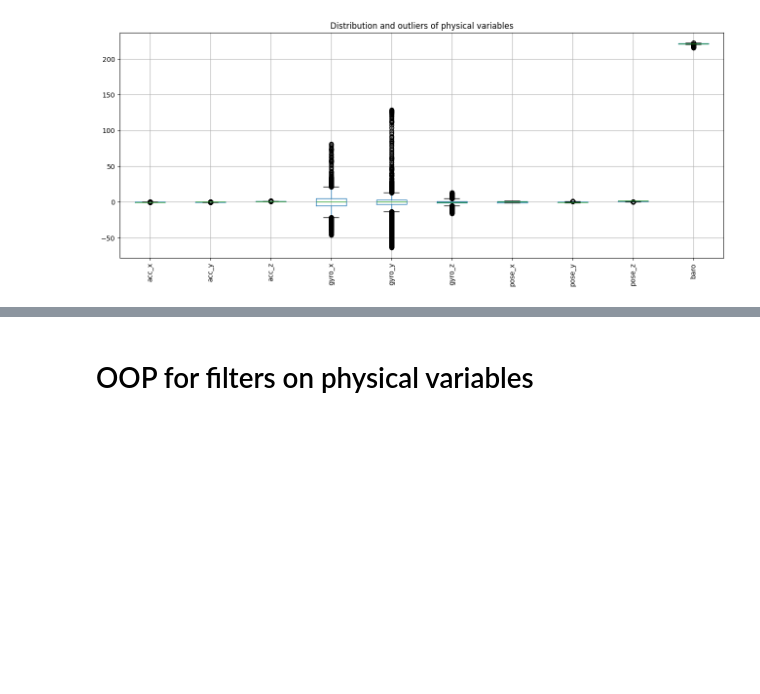
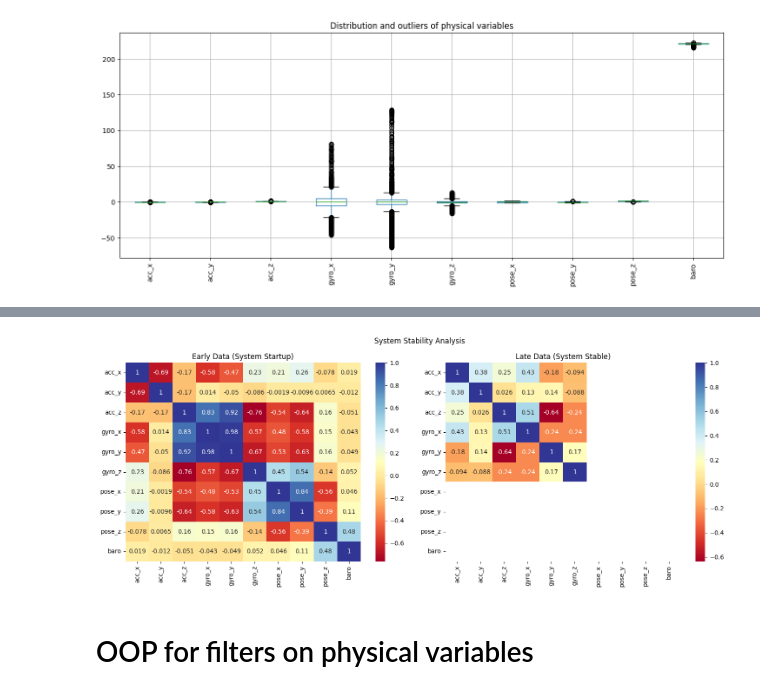
Before and after one commit to BREIMER606/Programaci-n-Cient-fica, a Jupyter notebook: Laboratorio_1/Lab1_Pct.ipynb, the cells around one changed output, grey strips where cells are left out. Drawn from its saved outputs; the diff is of its cells as text; code cells hidden in the pictures; blank space fills up the shorter version.

```diff
--- a/Laboratorio_1/Lab1_Pct.ipynb
+++ b/Laboratorio_1/Lab1_Pct.ipynb
@@ -72,3 +125,38 @@ plt.show()
+# %%
+columns = list(corr.columns)
+
+# Early data
+
+X_early = df[columns][:2000].values
+X_early_centered = X_early - np.mean(X_early, axis=0)
+early_cov = (X_early_centered.T @ X_early_centered) / (len(X_early) - 1)
+early_std = np.sqrt(np.diag(early_cov))
+early_corr = early_cov / np.outer(early_std, early_std)
+
+# Late data
+
+X_late = df[columns][-2000:].values
+X_late_centered = X_late - np.mean(X_late, axis=0)
+late_cov = (X_late_centered.T @ X_late_centered) / (len(X_late) - 1)
+late_std = np.sqrt(np.diag(late_cov))
+late_corr = late_cov / np.outer(late_std, late_std)
+
+# Heatmaps
+fig, ax = plt.subplots(1, 2, figsize=(15, 6))
+fig.suptitle('System Stability Analysis')
+
+sns.heatmap(pd.DataFrame(early_corr, columns=columns, index=columns),
+            annot=True, cmap='RdYlBu', ax=ax[0])
+ax[0].set_title('Early Data (System Startup)')
+
+sns.heatmap(pd.DataFrame(late_corr, columns=columns, index=columns),
+            annot=True, cmap='RdYlBu', ax=ax[1])
+ax[1].set_title('Late Data (System Stable)')
+
+plt.tight_layout()
+plt.show()
+# %% [output]
+[figure, added]
 # %% [markdown]
 # OOP for filters on physical variables
 # %% [markdown]
```
Also changed, not shown: parts of 16 cells of this notebook.
